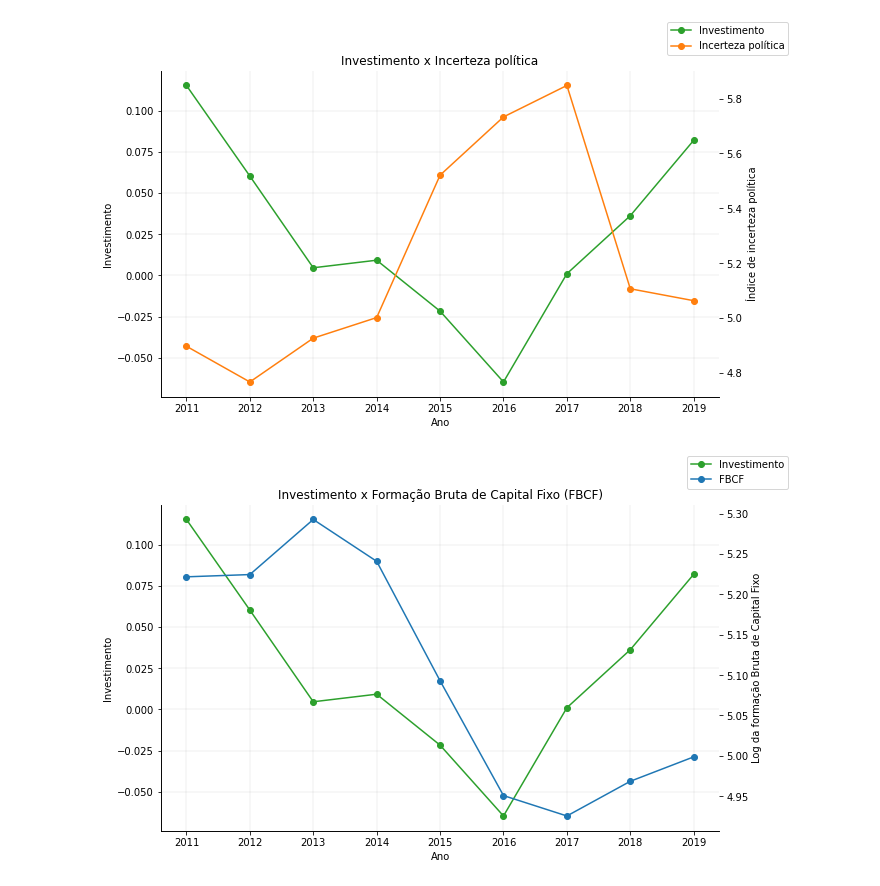
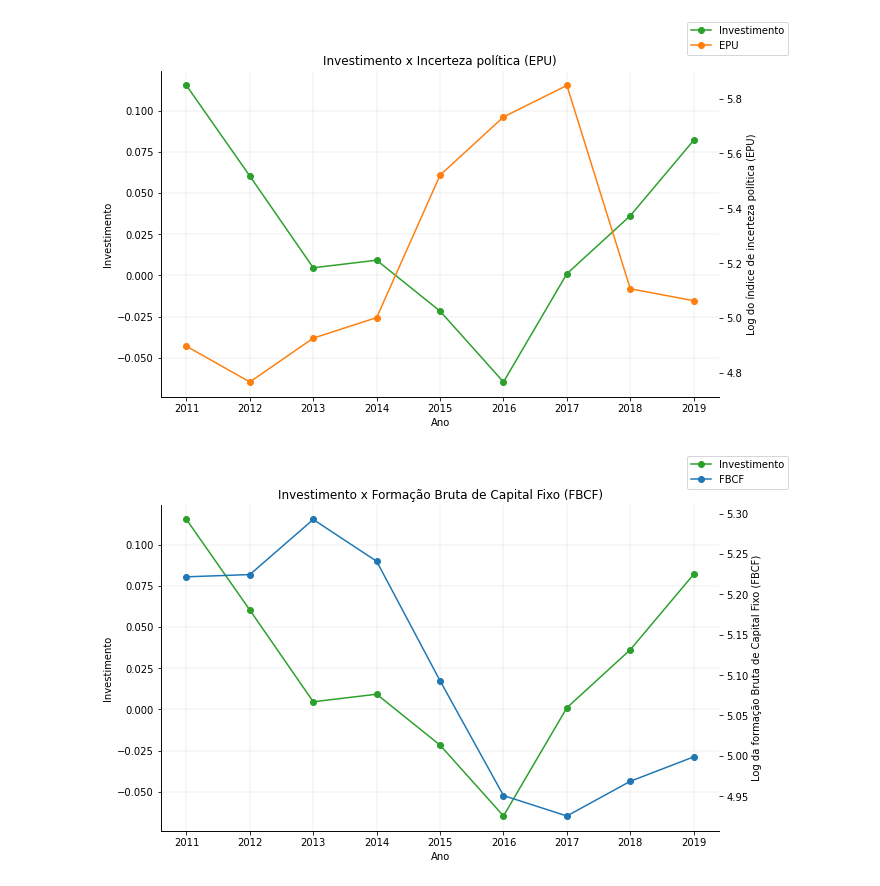
Before and after one commit to Renatochaz/economic_policy_uncertainty, a Jupyter notebook: py_files/graphs.ipynb, the cells around one changed output. Drawn from its saved outputs; the diff is of its cells as text; code cells hidden in the pictures.

```diff
--- a/py_files/graphs.ipynb
+++ b/py_files/graphs.ipynb
@@ -15,6 +15,7 @@ ds = pd.read_csv(f'{module_path}/global.csv')
 inv = ds.copy()
 epu = ds.copy()
 fbcf = ds.copy()
+iie = ds.copy()
 # %%
 inv = inv.groupby(['ano'], as_index=False).agg({'inv':'mean'})
 # %%
@@ -22,43 +23,46 @@ epu = epu.groupby(['ano'], as_index=False).agg({'ln_epu':'mean'})
 # %%
 fbcf['fbcf'] = np.log(fbcf['fbcf'])
 fbcf = fbcf.groupby(['ano'], as_index=False).agg({'fbcf':'mean'})
+# %%
+iie['iee'] = np.log(iie['iee'])
+iie = iie.groupby(['ano'], as_index=False).agg({'iee':'mean'})
 # %%
-pds = inv.join([epu['ln_epu'], fbcf['fbcf']])
+pds = inv.join([epu['ln_epu'], fbcf['fbcf'], iie['iee']])
 # %%
 ax = pds.plot(
     x='ano',
     y='inv',
     legend=False,
     label='Investimento',
     marker='o',
     color='#2ca02c'
     )
 ax.set(
-    title = 'Investimento x Incerteza política',
+    title = 'Investimento x Incerteza política (EPU)',
     xlabel = 'Ano',
     ylabel = 'Investimento'
     )
 ax2 = ax.twinx()
 pds.plot(
     x='ano',
     y='ln_epu',
     ax=ax2,
     legend=False,
     marker='o',
     color='#ff7f0e',
     figsize=(10,6),
-    label='Incerteza política'
+    label='EPU'
     )
 ax.figure.legend()
 ax.spines['top'].set_visible(False)
 ax.spines['right'].set_visible(False)
 ax2.spines['top'].set_visible(False)
 ax2.spines['right'].set_visible(False)
 ax.grid(color='grey', linestyle='-', linewidth=0.25, alpha=0.5)
-ax2.set_ylabel('Log do índice de incerteza política')
+ax2.set_ylabel('Log do índice de incerteza política (EPU)')
 plt.show()
 # %% [output]
-[figure, old version]
+[figure, new version]
 # %%
 ax = pds.plot(
     x='ano',
@@ -90,7 +94,7 @@ ax.spines['right'].set_visible(False)
 ax2.spines['top'].set_visible(False)
 ax2.spines['right'].set_visible(False)
 ax.grid(color='grey', linestyle='-', linewidth=0.25, alpha=0.5)
-ax2.set_ylabel('Log da formação Bruta de Capital Fixo')
+ax2.set_ylabel('Log da formação Bruta de Capital Fixo (FBCF)')
 plt.show()
 # %% [output]
-[figure, old version]
+[figure, new version]
```
Also changed, not shown: parts of 2 cells of this notebook, 4 other files.
